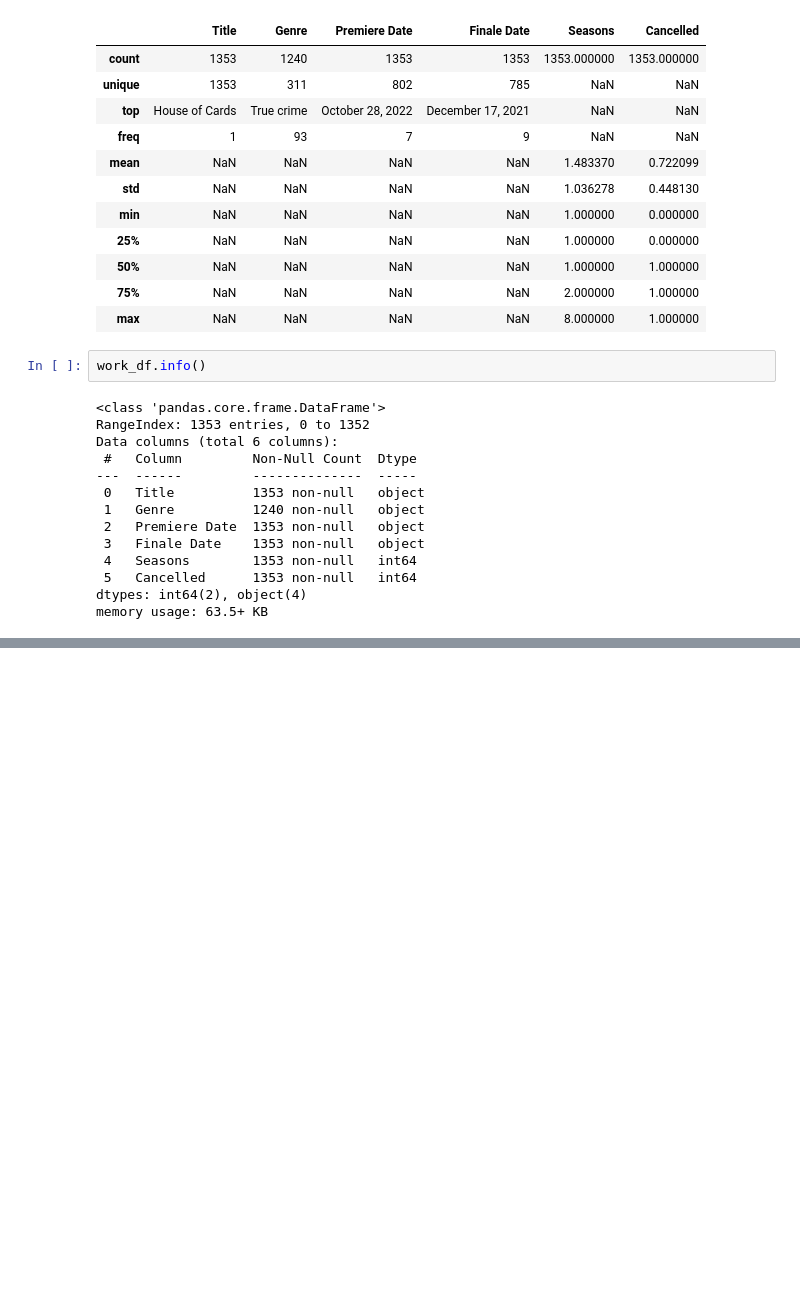
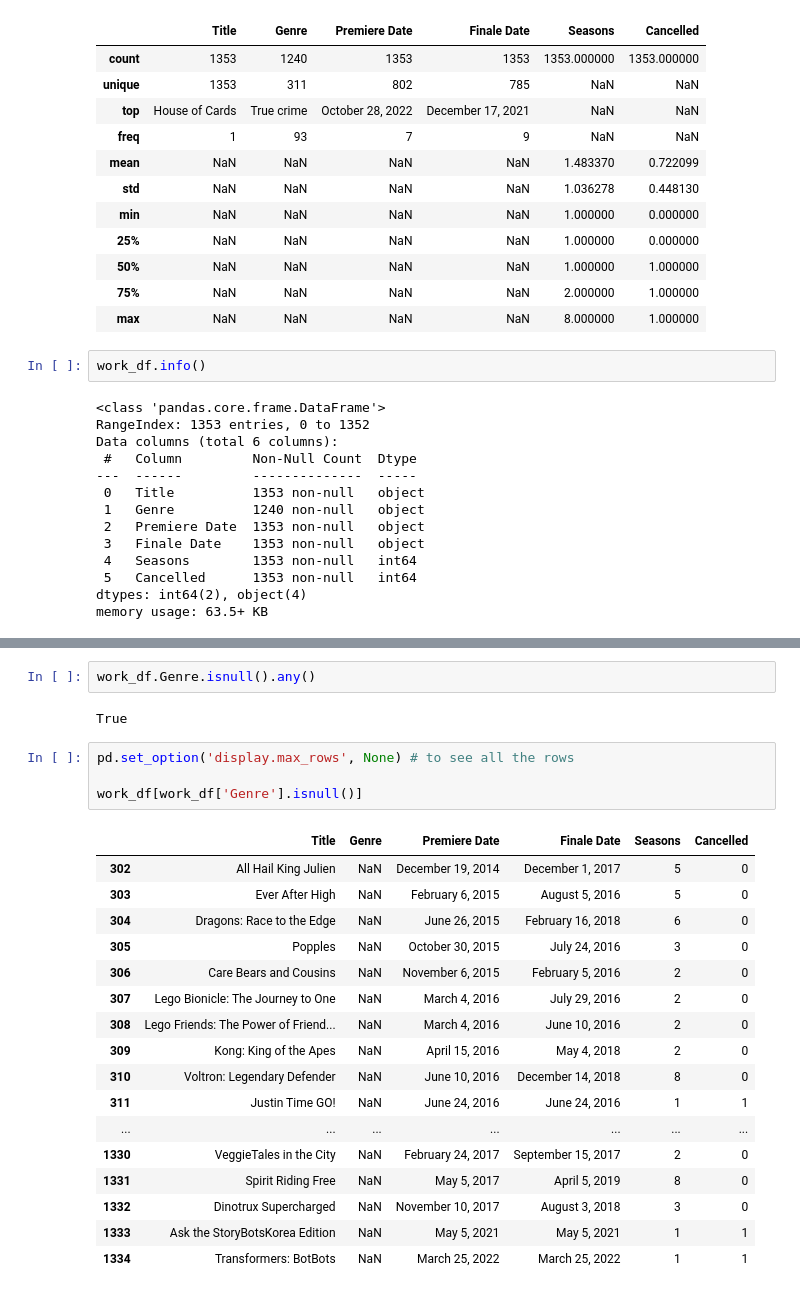
Before and after one commit to sha2992/Laptop-Price-Data, a Jupyter notebook: netflix-original-shows-analysis.ipynb, the cells around one changed output, grey strips where cells are left out. Saved outputs shown, nothing was run; the diff lists cells and outputs as text; blank space fills up the shorter version.

Commit message:
Kaggle Notebook | Netflix Original Shows Analysis | Null in Genre

```diff
--- a/netflix-original-shows-analysis.ipynb
+++ b/netflix-original-shows-analysis.ipynb
@@ -97,0 +129,26 @@ memory usage: 63.5+ KB
+# %%
+work_df.Genre.isnull().any()
+# %% [output]
+True
+# %%
+pd.set_option('display.max_rows', None) # to see all the rows
+
+work_df[work_df['Genre'].isnull()]
+# %% [output]
+|  | Title | Genre | Premiere Date | Finale Date | Seasons | Cancelled |
+| 302 | All Hail King Julien | NaN | December 19, 2014 | December 1, 2017 | 5 | 0 |
+| 303 | Ever After High | NaN | February 6, 2015 | August 5, 2016 | 5 | 0 |
+| 304 | Dragons: Race to the Edge | NaN | June 26, 2015 | February 16, 2018 | 6 | 0 |
+| 305 | Popples | NaN | October 30, 2015 | July 24, 2016 | 3 | 0 |
+| 306 | Care Bears and Cousins | NaN | November 6, 2015 | February 5, 2016 | 2 | 0 |
+| 307 | Lego Bionicle: The Journey to One | NaN | March 4, 2016 | July 29, 2016 | 2 | 0 |
+| 308 | Lego Friends: The Power of Friend... | NaN | March 4, 2016 | June 10, 2016 | 2 | 0 |
+| 309 | Kong: King of the Apes | NaN | April 15, 2016 | May 4, 2018 | 2 | 0 |
+| 310 | Voltron: Legendary Defender | NaN | June 10, 2016 | December 14, 2018 | 8 | 0 |
+| 311 | Justin Time GO! | NaN | June 24, 2016 | June 24, 2016 | 1 | 1 |
+| ... | ... | ... | ... | ... | ... | ... |
+| 1330 | VeggieTales in the City | NaN | February 24, 2017 | September 15, 2017 | 2 | 0 |
+| 1331 | Spirit Riding Free | NaN | May 5, 2017 | April 5, 2019 | 8 | 0 |
+| 1332 | Dinotrux Supercharged | NaN | November 10, 2017 | August 3, 2018 | 3 | 0 |
+| 1333 | Ask the StoryBotsKorea Edition | NaN | May 5, 2021 | May 5, 2021 | 1 | 1 |
+| 1334 | Transformers: BotBots | NaN | March 25, 2022 | March 25, 2022 | 1 | 1 |
```
Also changed, not shown: parts of 4 cells of this notebook.
